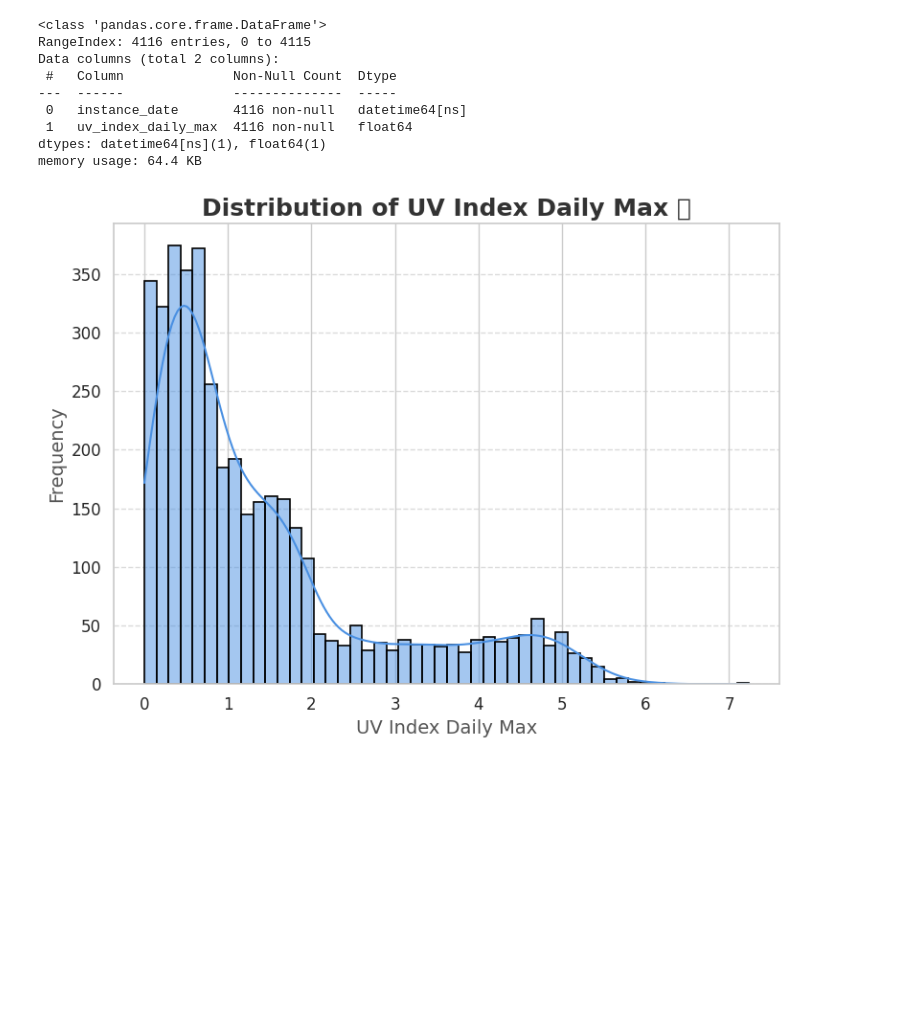
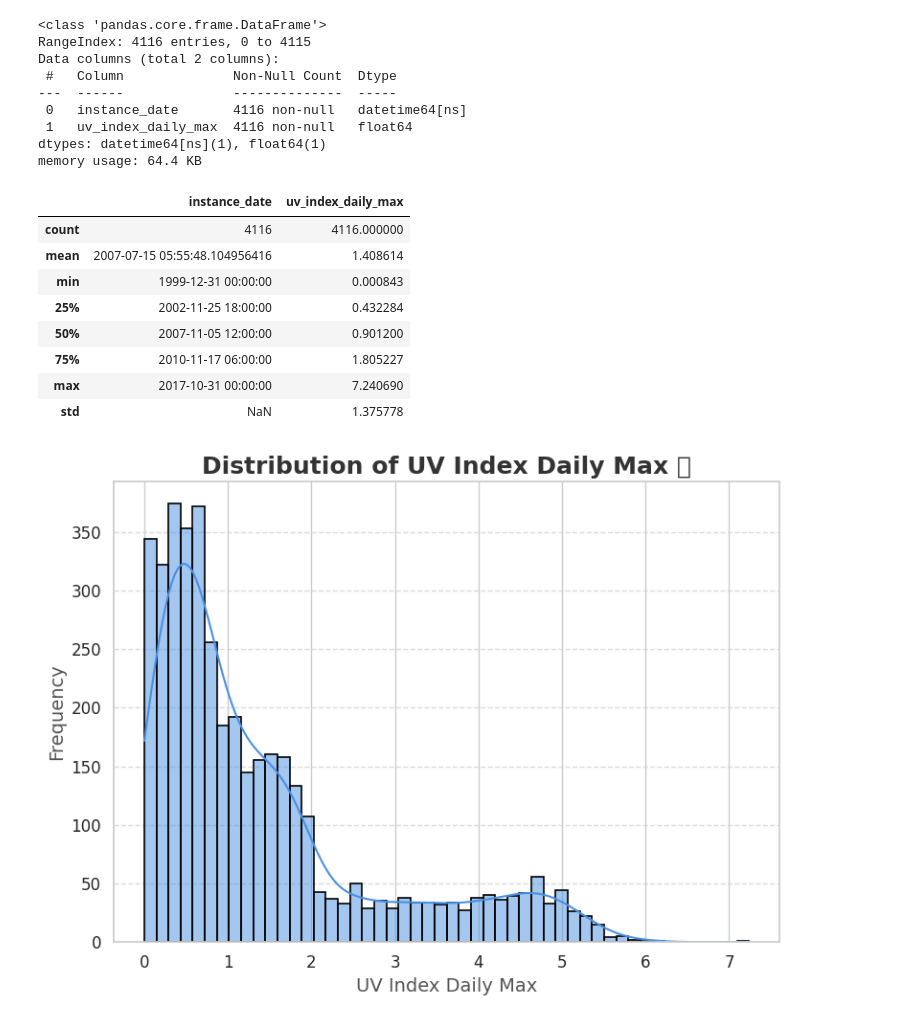
Before and after one commit to umiSirya/Weather_Prediction_capstone_project, a Jupyter notebook: data_analysis.ipynb, the cells around one changed output. Cells and saved outputs as stored; diff of their text form; code cells hidden in the pictures; blank space fills up the shorter version.

```diff
--- a/data_analysis.ipynb
+++ b/data_analysis.ipynb
@@ -91,6 +91,18 @@ Data columns (total 2 columns):
  1   uv_index_daily_max  4116 non-null   float64
 dtypes: datetime64[ns](1), float64(1)
 memory usage: 64.4 KB
+# %%
+df.describe()
+# %% [output]
+|  | instance_date | uv_index_daily_max |
+| count | 4116 | 4116.000000 |
+| mean | 2007-07-15 05:55:48.104956416 | 1.408614 |
+| min | 1999-12-31 00:00:00 | 0.000843 |
+| 25% | 2002-11-25 18:00:00 | 0.432284 |
+| 50% | 2007-11-05 12:00:00 | 0.901200 |
+| 75% | 2010-11-17 06:00:00 | 1.805227 |
+| max | 2017-10-31 00:00:00 | 7.240690 |
+| std | NaN | 1.375778 |
 # %%
 #Frequency Distribution of UV Index daily max
 
```
